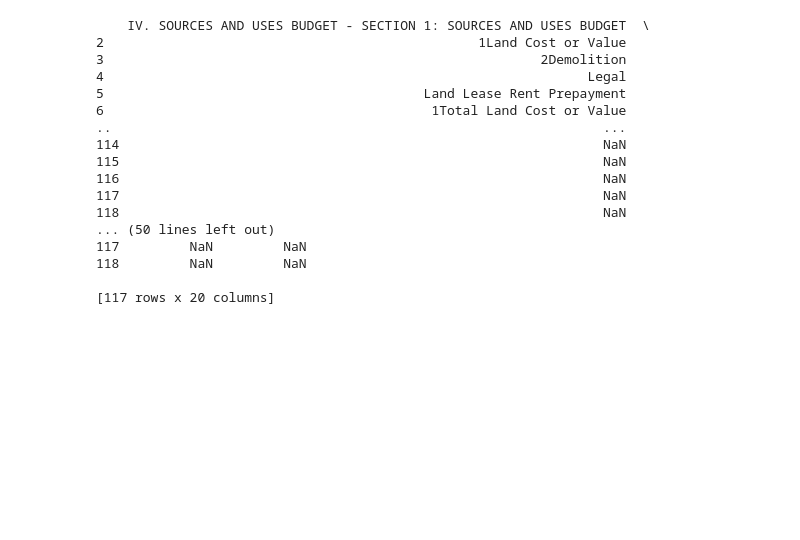
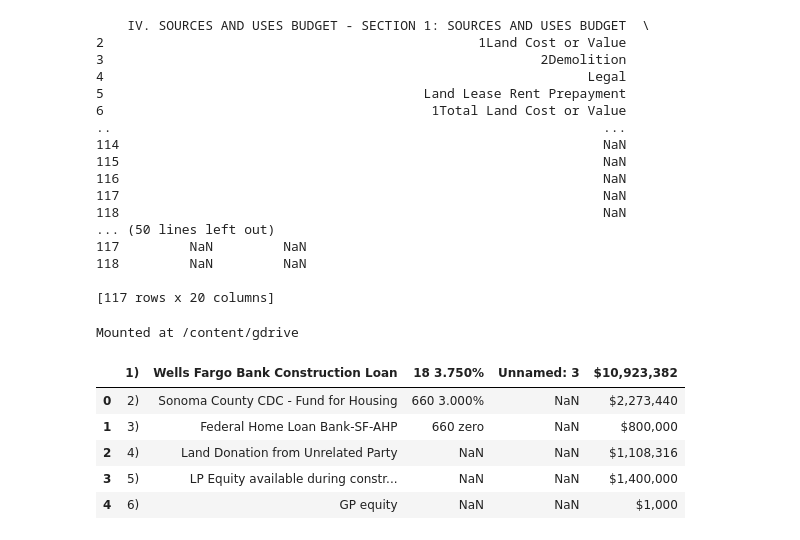
Before and after one commit to farihahahaa/DiscoveryFall22, a Jupyter notebook: InitDataScrape.ipynb, the cells around one changed output. Drawn from its saved outputs; the diff is of its cells as text; code cells hidden in the pictures; blank space fills up the shorter version.

```diff
--- a/InitDataScrape.ipynb
+++ b/InitDataScrape.ipynb
@@ -186,6 +201,25 @@ WARNING: Using fallback font 'LiberationSerif-BoldItalic' for 'TimesNewRomanPS-B
 118         NaN         NaN
 
 [117 rows x 20 columns]
+# %%
+drive.mount("/content/gdrive", force_remount=True)
+app_24 = "/content/gdrive/MyDrive/Terner/PDFs/17-024.pdf"
+#Downloading_LIHTC_Applications/2017_lihtc_9%/17-024.pdf
+#documentation here https://tabula-py.readthedocs.io/en/latest/tabula.html
+tabula.convert_into(app_24, "24app_9%.csv", output_format="csv", pages=[12])
+#pg 22 and 23 is sources and use budget for this app
+#tabula generates csvs, so read back in what it generated
+tabula_test_output = pd.read_csv("24app_9%.csv", header=1)
+df24 = tabula_test_output.copy()
+df24.head()
+# %% [output]
+Mounted at /content/gdrive
+|  | 1) | Wells Fargo Bank Construction Loan | 18 3.750% | Unnamed: 3 | $10,923,382 |
+| 0 | 2) | Sonoma County CDC - Fund for Housing | 660 3.000% | NaN | $2,273,440 |
+| 1 | 3) | Federal Home Loan Bank-SF-AHP | 660 zero | NaN | $800,000 |
+| 2 | 4) | Land Donation from Unrelated Party | NaN | NaN | $1,108,316 |
+| 3 | 5) | LP Equity available during constr... | NaN | NaN | $1,400,000 |
+| 4 | 6) | GP equity | NaN | NaN | $1,000 |
 # %%
 # from google.colab import drive
 # drive.mount("/content/gdrive", force_remount=True)
```
Also changed, not shown: parts of 4 cells of this notebook.
